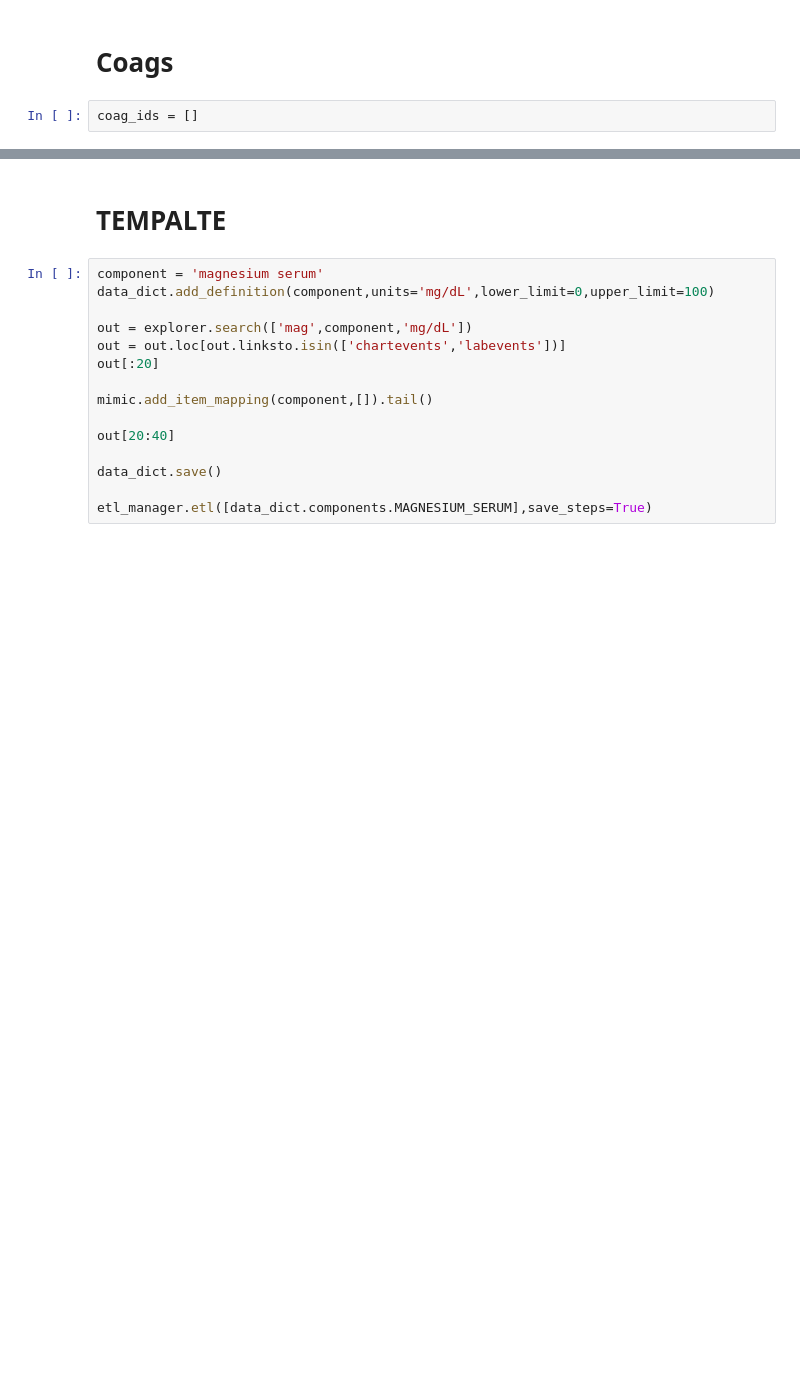
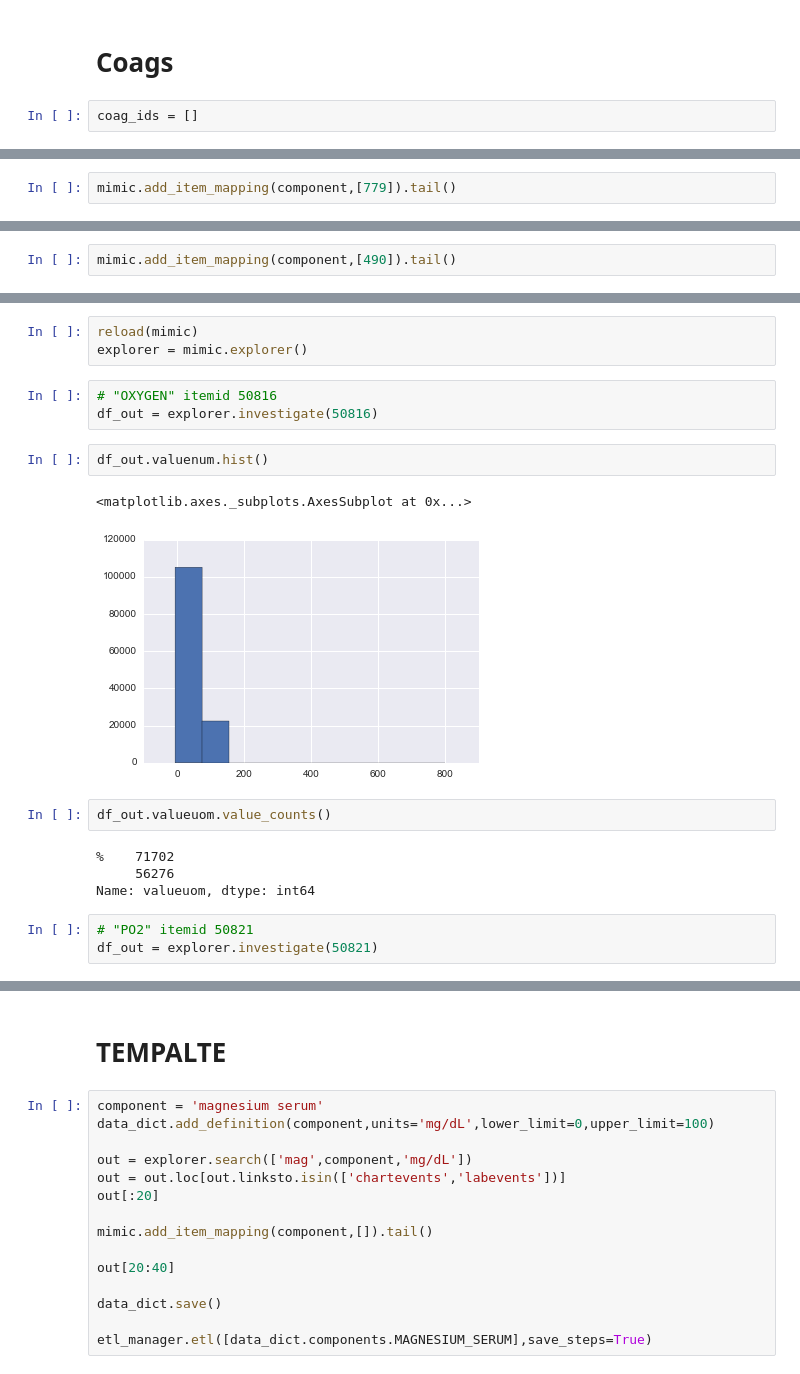
Before and after one commit to jgenk/icu_ml, a Jupyter notebook: 6_Building_all_defs.ipynb, the cells around one changed output, grey strips where cells are left out. Cells and saved outputs as stored; diff of their text form; blank space fills up the shorter version.

Commit message:
Added a bunch of new data definitions, updated mimic item mapping. Added explorer option to 'investigate'. Added helper function to add mimic item mapping

```diff
--- a/6_Building_all_defs.ipynb
+++ b/6_Building_all_defs.ipynb
@@ -1603,0 +1894,2 @@ coag_ids = []
+# %%
+mimic.add_item_mapping(component,[779]).tail()
@@ -1603,0 +1945,2 @@ coag_ids = []
+# %%
+mimic.add_item_mapping(component,[490]).tail()
@@ -1603,0 +2038,20 @@ coag_ids = []
+# %%
+reload(mimic)
+explorer = mimic.explorer()
+# %%
+# "OXYGEN" itemid 50816
+df_out = explorer.investigate(50816)
+# %%
+df_out.valuenum.hist()
+# %% [output]
+<matplotlib.axes._subplots.AxesSubplot at 0x...>
+[figure, added]
+# %%
+df_out.valueuom.value_counts()
+# %% [output]
+%    71702
+     56276
+Name: valueuom, dtype: int64
+# %%
+# "PO2" itemid 50821
+df_out = explorer.investigate(50821)
```
Also changed, not shown: parts of 202 cells of this notebook, 3 other files.
